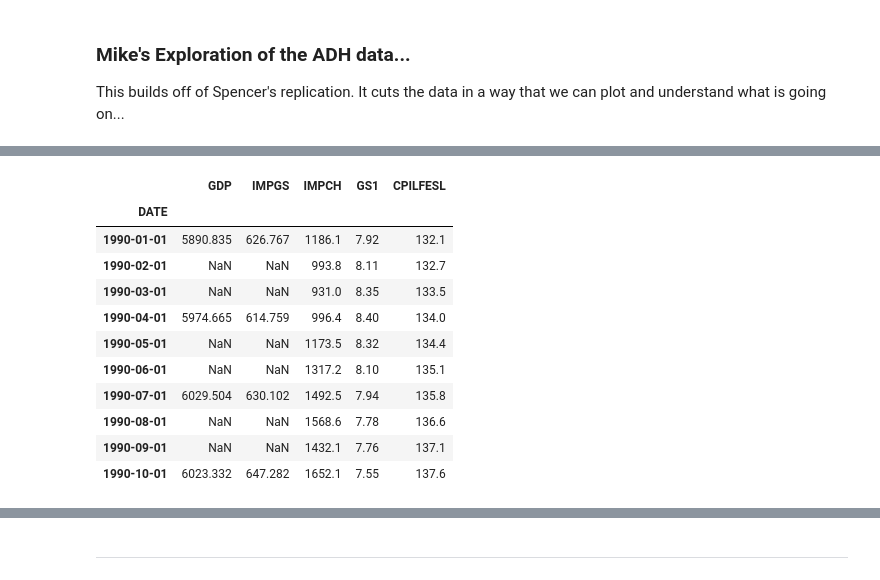
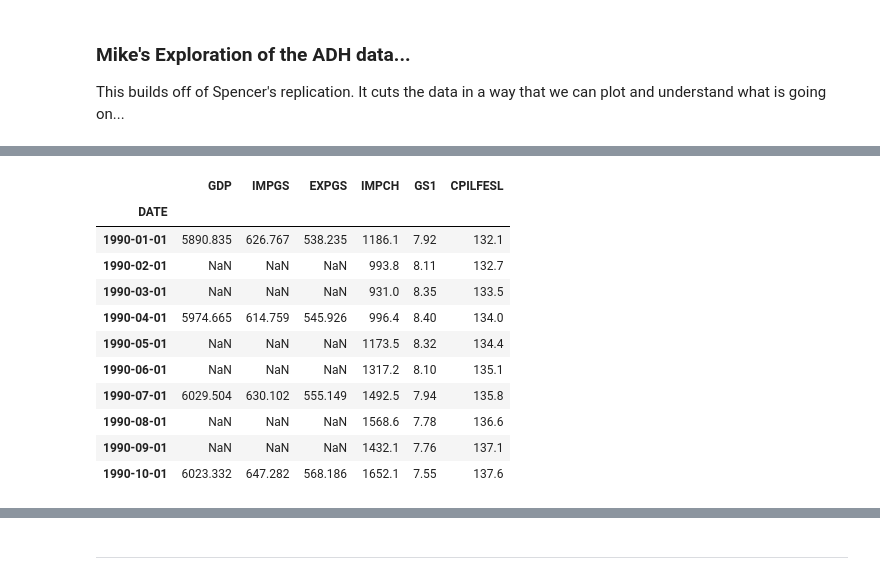
Before and after one commit to mwaugh0328/ADH_replication, a Jupyter notebook: adh_data.ipynb, the cells around one changed output, grey strips where cells are left out. Drawn from its saved outputs; the diff is of its cells as text; code cells hidden in the pictures.

```diff
--- a/adh_data.ipynb
+++ b/adh_data.ipynb
@@ -17,27 +30,23 @@ from linearmodels.iv import IV2SLS
 # %%
-codes = ["GDP", "IMPGS", "IMPCH", "GS1", "CPILFESL"] # here are the codes, remember this from EGB?
-                            # Honestly, this is the hardest part with APIs figuring
-                            # out the codes to ask of the API
+codes = ["GDP", "IMPGS", "EXPGS", "IMPCH", "GS1", "CPILFESL"]
+# nomial gdp, imports, imports from china, constant maturity 1 year rate, cip (no energy or food)
 
 fred = data.DataReader(codes,"fred",1990)  # Then for fred, you hand it the codes
                                             # Tell it you want to ask from FRED
                                             # then tell it the start date
 # %%
-fred.head(10)
-
-
-
+display(fred.head(10))
 #fred.dropna(inplace = True)
 # %% [output]
-|  | GDP | IMPGS | IMPCH | GS1 | CPILFESL |
-| DATE |  |  |  |  |  |
-| 1990-01-01 | 5890.835 | 626.767 | 1186.1 | 7.92 | 132.1 |
-| 1990-02-01 | NaN | NaN | 993.8 | 8.11 | 132.7 |
-| 1990-03-01 | NaN | NaN | 931.0 | 8.35 | 133.5 |
-| 1990-04-01 | 5974.665 | 614.759 | 996.4 | 8.40 | 134.0 |
-| 1990-05-01 | NaN | NaN | 1173.5 | 8.32 | 134.4 |
-| 1990-06-01 | NaN | NaN | 1317.2 | 8.10 | 135.1 |
-| 1990-07-01 | 6029.504 | 630.102 | 1492.5 | 7.94 | 135.8 |
-| 1990-08-01 | NaN | NaN | 1568.6 | 7.78 | 136.6 |
-| 1990-09-01 | NaN | NaN | 1432.1 | 7.76 | 137.1 |
-| 1990-10-01 | 6023.332 | 647.282 | 1652.1 | 7.55 | 137.6 |
+|  | GDP | IMPGS | EXPGS | IMPCH | GS1 | CPILFESL |
+| DATE |  |  |  |  |  |  |
+| 1990-01-01 | 5890.835 | 626.767 | 538.235 | 1186.1 | 7.92 | 132.1 |
+| 1990-02-01 | NaN | NaN | NaN | 993.8 | 8.11 | 132.7 |
+| 1990-03-01 | NaN | NaN | NaN | 931.0 | 8.35 | 133.5 |
+| 1990-04-01 | 5974.665 | 614.759 | 545.926 | 996.4 | 8.40 | 134.0 |
+| 1990-05-01 | NaN | NaN | NaN | 1173.5 | 8.32 | 134.4 |
+| 1990-06-01 | NaN | NaN | NaN | 1317.2 | 8.10 | 135.1 |
+| 1990-07-01 | 6029.504 | 630.102 | 555.149 | 1492.5 | 7.94 | 135.8 |
+| 1990-08-01 | NaN | NaN | NaN | 1568.6 | 7.78 | 136.6 |
+| 1990-09-01 | NaN | NaN | NaN | 1432.1 | 7.76 | 137.1 |
+| 1990-10-01 | 6023.332 | 647.282 | 568.186 | 1652.1 | 7.55 | 137.6 |
```
Also changed, not shown: parts of 40 cells of this notebook.
